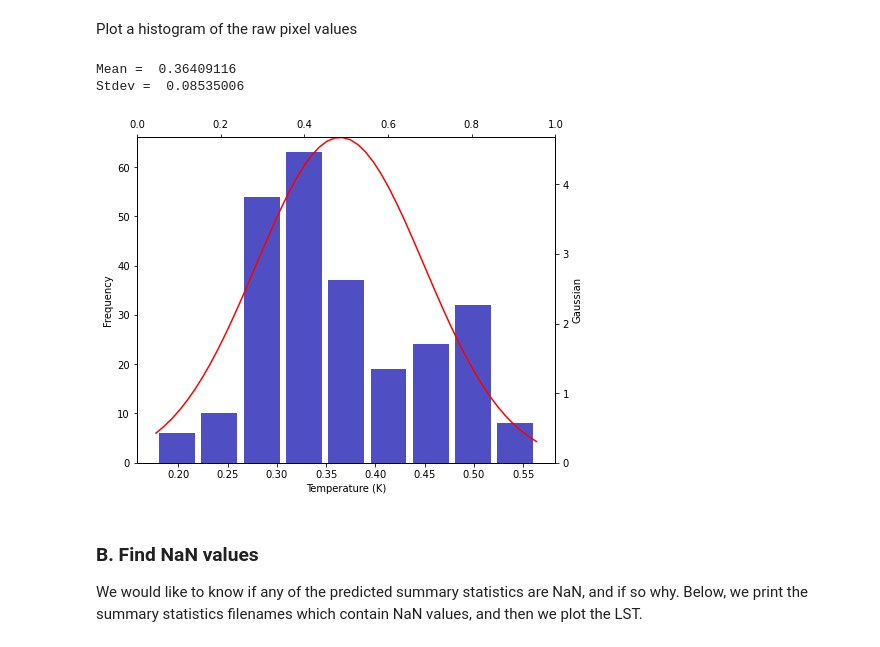
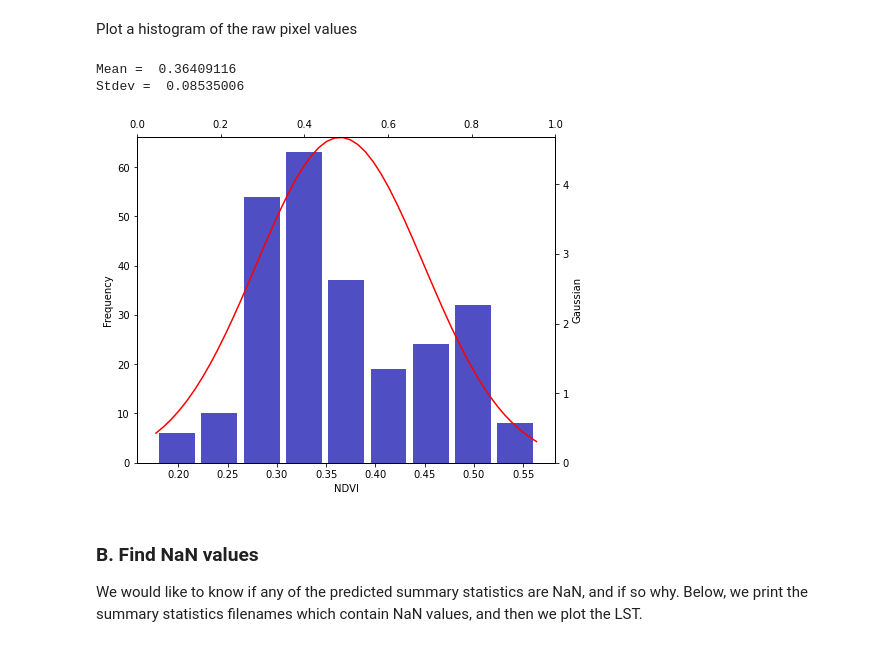
Before and after one commit to aderras/nyc-lst-ndvi, a Jupyter notebook: 00-notebooks/4_compute_summary_stats.ipynb, the cells around one changed output. Saved outputs shown, nothing was run; the diff lists cells and outputs as text; code cells hidden in the pictures.

```diff
--- a/00-notebooks/4_compute_summary_stats.ipynb
+++ b/00-notebooks/4_compute_summary_stats.ipynb
@@ -266,35 +270,39 @@ clipped_flattened = clipped_flattened[~np.isnan(clipped_flattened)]
 
 data_to_test = clipped_flattened
 
 fig, ax = plt.subplots(1,1, figsize=(7.5,6))
 
 ax2 = ax.twinx()
 ax3 = ax.twiny()
 
 ax.hist(x=data_to_test, bins='auto',
         color='#0504aa', alpha=0.7, rwidth=0.85)
-ax.set_xlabel("Temperature (K)")
+if obs_choice==0:
+    ax.set_xlabel("Temperature (K)")
+else:
+    ax.set_xlabel("NDVI")
+
 ax.set_ylabel("Frequency")
 
 """Make Gasssian plot"""
 avg_data = np.mean(data_to_test)
 std_data = np.std(data_to_test)
 xgauss = np.linspace(np.min(data_to_test),np.max(data_to_test),50)
 ygauss = [(1/(std_data*np.sqrt(2*np.pi)))*np.exp(
             -(x-avg_data)**2/(2*std_data**2)) for x in xgauss]
 
 """Set the limits of the gaussian plot"""
 ax2.set_ylim(ax2.get_ybound()[0], (1/(std_data*np.sqrt(2*np.pi)))+0.01)
 
 ax2.plot(xgauss, ygauss, c="r")
 ax2.set_ylabel("Gaussian")
 
 print("Mean = ", avg_data)
 print("Stdev = ", std_data)
 # %% [output]
 Mean =  0.36409116
 Stdev =  0.08535006
-[figure, old version]
+[figure, new version]
 # %% [markdown]
 ### B. Find NaN values
 
```
Also changed, not shown: parts of 2 cells of this notebook, 6 other files.
